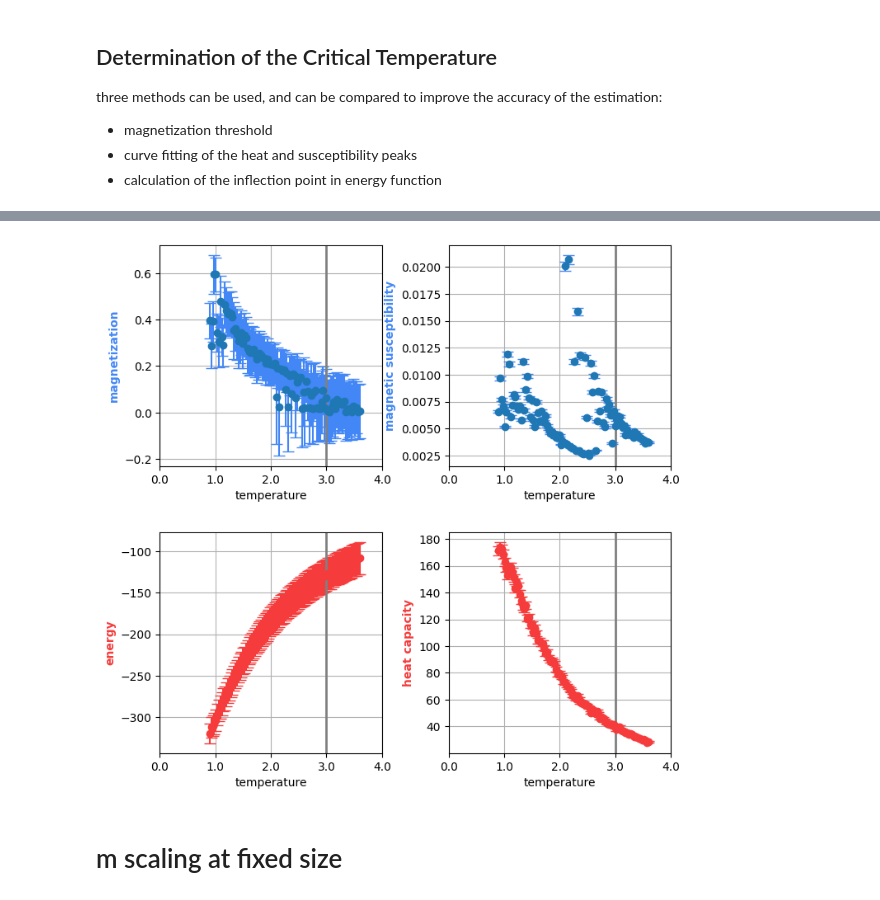
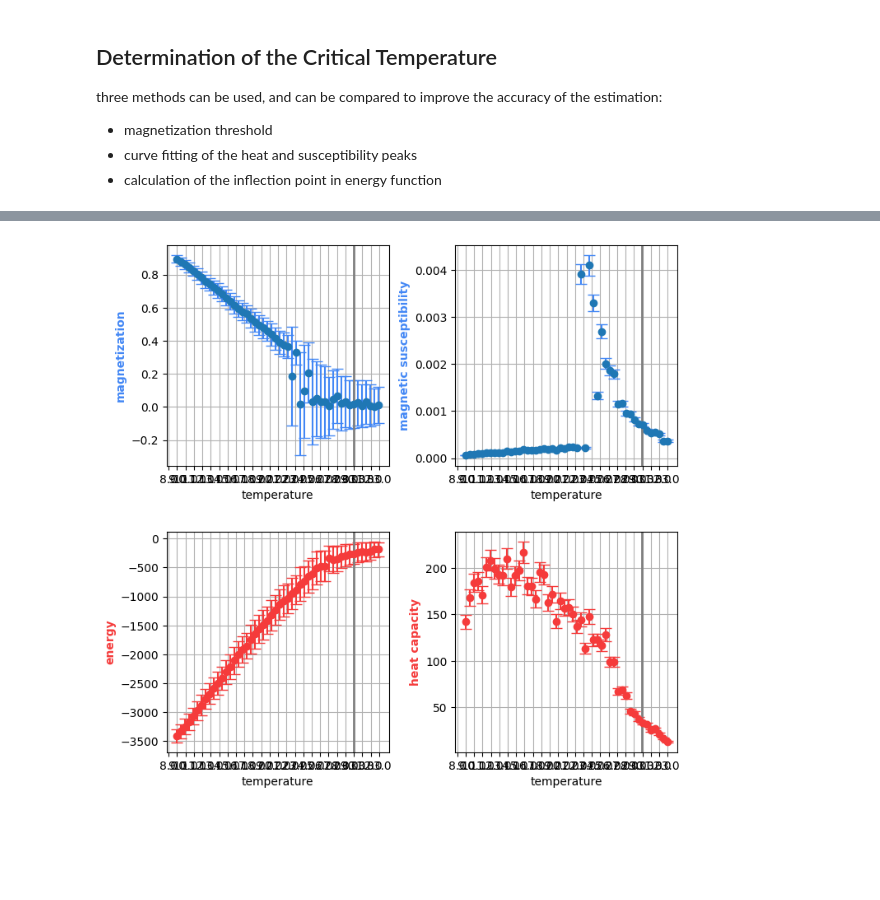
Before and after one commit to miriamzara/ComplexNet_project, a Jupyter notebook: project_01/BA_simulation.ipynb, the cells around one changed output, grey strips where cells are left out. Cells and saved outputs as stored; diff of their text form; code cells hidden in the pictures; blank space fills up the shorter version.

```diff
--- a/project_01/BA_simulation.ipynb
+++ b/project_01/BA_simulation.ipynb
@@ -187,5 +166,8 @@ temperature 3.349773360428553, point 91/100
 # %%
-df.to_csv(f"outputs_csv/BA_scaling_num_nodes_{num_nodes}_t_points_{t_points}_steps_{sw_steps}_m_{m}.csv")
+#t_points = 100
+#sw_steps = 5000
+df = pd.read_csv("outputs_csv/BA_scaling_num_nodes_400_t_points_50_steps_700_m_10_ti_8.987196820661971_tf_32.9530550090939.csv")
+#df.to_csv(f"outputs_csv/BA_scaling_num_nodes_{num_nodes}_t_points_{t_points}_steps_{sw_steps}_m_{m}.csv")
 fig, ((ax1, ax2), (ax3, ax4)) = plt.subplots(2,2, figsize = (8, 8))
 plt.subplots_adjust(wspace = 0.3, hspace = 0.3)
 tick_labels = np.arange(np.floor((np.min(df['temperature']))), np.floor(np.max(df['temperature'])) + 2)
@@ -198,32 +180,32 @@ ax1.set_xticks(tick_labels)
 ax1.set_xticklabels(formatted_tick_labels, fontsize=10)
 
 ax1.axvline(x = mean_field_temperature, color='grey', linestyle='-', linewidth=2)
 ax1.set_ylabel("magnetization", color = my_blue, fontweight='bold')
 ax1.grid()
 
 ax2.errorbar(df['temperature'], df['susceptibility'], yerr = df['std_susceptibility'], fmt='o', ecolor=my_blue, capsize=5)
 ax2.set_xlabel("temperature")
 ax2.set_xticks(tick_labels)
 ax2.set_xticklabels(formatted_tick_labels, fontsize=10)
 ax2.axvline(x = mean_field_temperature, color='grey', linestyle='-', linewidth=2)
 ax2.set_ylabel("magnetic susceptibility", color = my_blue, fontweight='bold')
 ax2.grid()
 
 ax3.errorbar(df['temperature'], df['energy'], yerr = df['std_energy'], fmt='o', color = my_red, ecolor=my_red, capsize=5)
 ax3.set_xlabel("temperature")
 ax3.set_xticks(tick_labels)
 ax3.set_xticklabels(formatted_tick_labels, fontsize=10)
 ax3.axvline(x = mean_field_temperature, color='grey', linestyle='-', linewidth=2)
 ax3.set_ylabel("energy", color = my_red, fontweight='bold')
 ax3.grid()
 
 ax4.errorbar(df['temperature'], df['heat'], yerr = df['std_heat'], fmt='o', color = my_red, ecolor= my_red, capsize=5)
 ax4.set_xlabel("temperature")
 ax4.set_xticks(tick_labels)
 ax4.set_xticklabels(formatted_tick_labels, fontsize=10)
 ax4.axvline(x = mean_field_temperature, color='grey', linestyle='-', linewidth=2)
 ax4.set_ylabel("heat capacity", color = my_red, fontweight='bold')
 ax4.grid()
-plt.savefig(f"figures/BA_scaling_num_nodes_{num_nodes}_t_points_{t_points}_steps_{sw_steps}_m_{m}.pdf")
+#plt.savefig(f"figures/BA_scaling_num_nodes_{num_nodes}_t_points_{t_points}_steps_{sw_steps}_m_{m}.pdf")
 # %% [output]
-[figure, old version]
+[figure, new version]
@@ -232,2 +211,0 @@ Tc_average, Tc_std = estim
-# %% [markdown]
-# m scaling at fixed size
```
Also changed, not shown: parts of 11 cells of this notebook, 20 other files.
